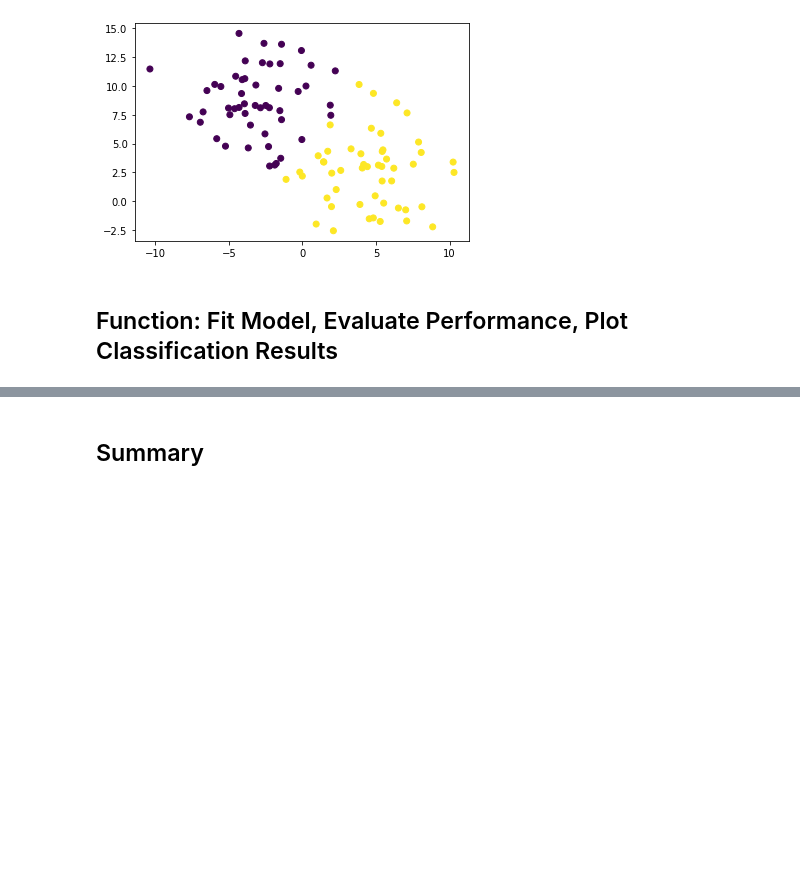
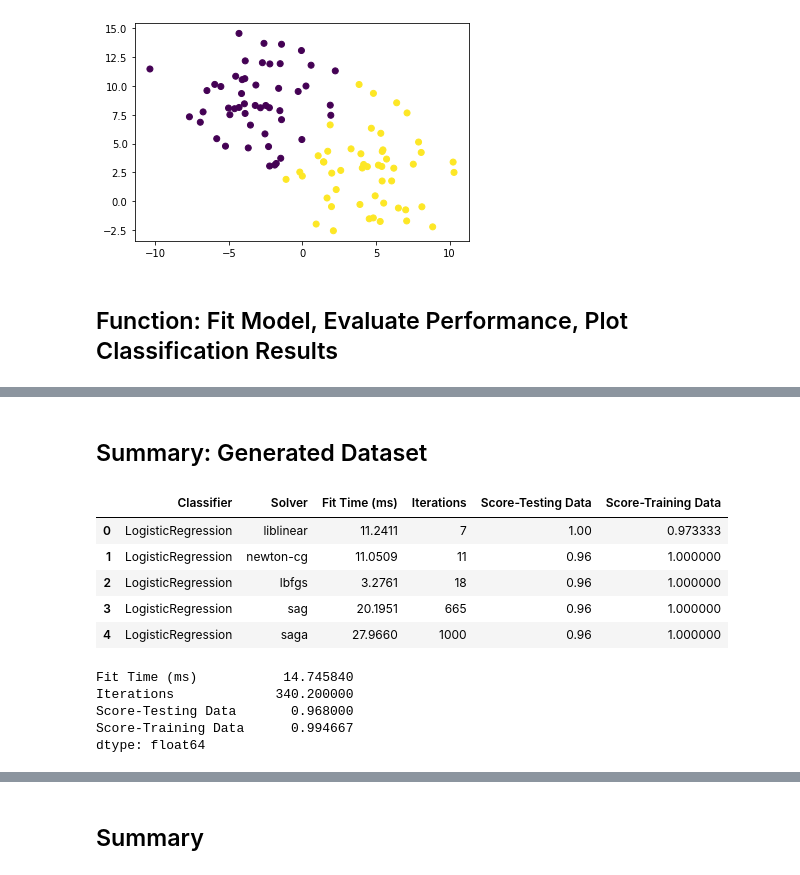
Before and after one commit to daddyjab/ML_Notes, a Jupyter notebook: 5-Linear Models for Classification-Logistic Regression.ipynb, the cells around one changed output, grey strips where cells are left out. Drawn from its saved outputs; the diff is of its cells as text; code cells hidden in the pictures; blank space fills up the shorter version.

```diff
--- a/5-Linear Models for Classification-Logistic Regression.ipynb
+++ b/5-Linear Models for Classification-Logistic Regression.ipynb
@@ -130,0 +178,21 @@ model_results = []
+# %% [markdown]
+## Summary: Generated Dataset
+# %%
+summary_df = pd.DataFrame( model_results,
+          columns=['Classifier', 'Solver', 'Fit Time (ms)', 'Iterations', 'Score-Testing Data', 'Score-Training Data'])
+summary_df
+# %% [output]
+|  | Classifier | Solver | Fit Time (ms) | Iterations | Score-Testing Data | Score-Training Data |
+| 0 | LogisticRegression | liblinear | 11.2411 | 7 | 1.00 | 0.973333 |
+| 1 | LogisticRegression | newton-cg | 11.0509 | 11 | 0.96 | 1.000000 |
+| 2 | LogisticRegression | lbfgs | 3.2761 | 18 | 0.96 | 1.000000 |
+| 3 | LogisticRegression | sag | 20.1951 | 665 | 0.96 | 1.000000 |
+| 4 | LogisticRegression | saga | 27.9660 | 1000 | 0.96 | 1.000000 |
+# %%
+summary_df.mean()
+# %% [output]
+Fit Time (ms)           14.745840
+Iterations             340.200000
+Score-Testing Data       0.968000
+Score-Training Data      0.994667
+dtype: float64
```
Also changed, not shown: parts of 33 cells of this notebook, 2 other files.
